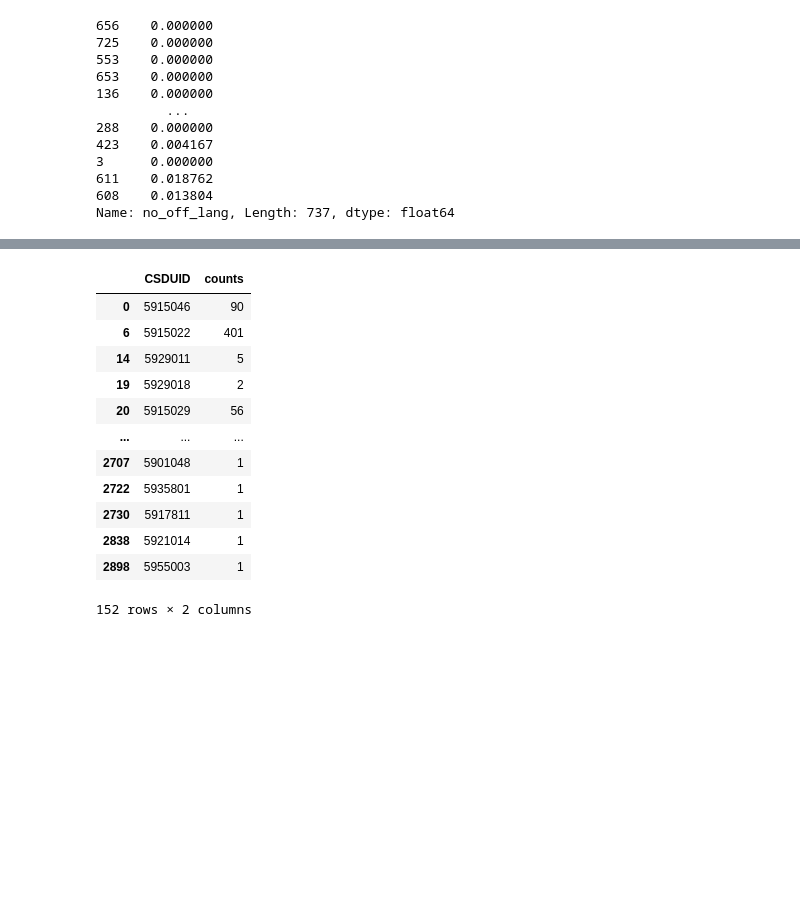
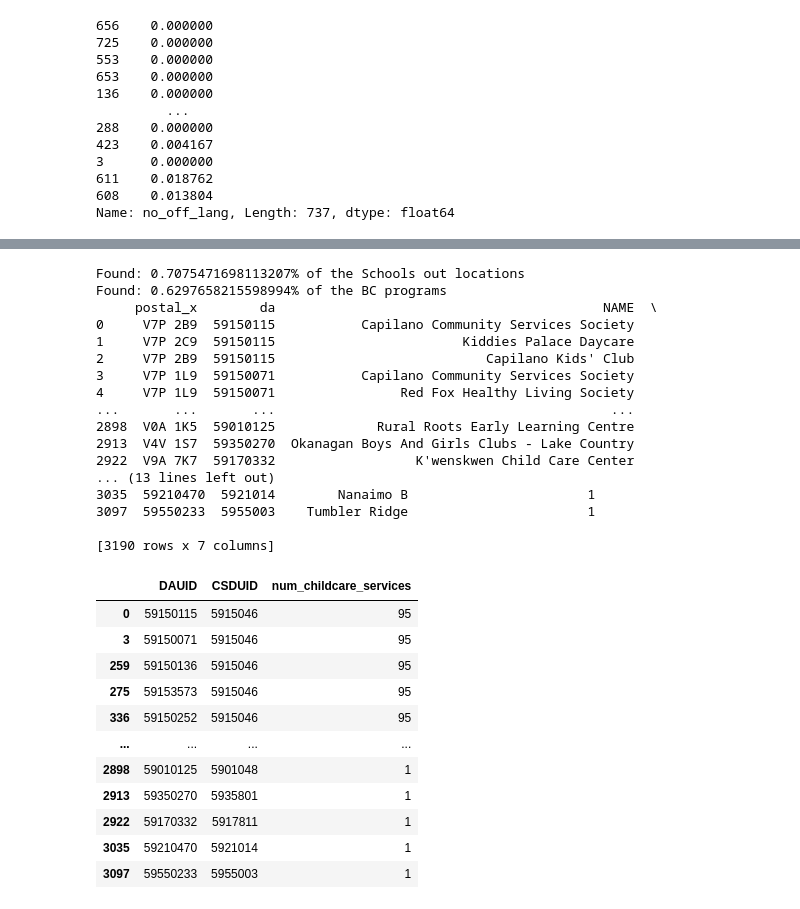
Before and after one commit to Tarunjeev/United-Way-Project, a Jupyter notebook: main-2.ipynb, the cells around one changed output, grey strips where cells are left out. Cells and saved outputs as stored; diff of their text form; code cells hidden in the pictures; blank space fills up the shorter version.

```diff
--- a/main-2.ipynb
+++ b/main-2.ipynb
@@ -395,9 +417,14 @@ Name: no_off_lang, Length: 737, dtype: float64
 def get_csd_da_conversion(shape_path):
     df_map= gpd.read_file('{}/lda_000a16a_e/lda_000a16a_e.shx'.format(shape_path))
     df_map_bc = df_map[df_map['PRNAME'] =='British Columbia / Colombie-Britannique'].reset_index(drop=True)
-    return_df = df_map_bc[['DAUID', 'CSDUID']]
+    return_df = df_map_bc[['DAUID', 'CSDUID', 'CSDNAME']]
     return return_df
 # %%
+# Input: file path to the postal code conversion file
+# Output: A dataframe with postal codes, dissemination areas, csds, and
+# information relating to the quality of the data
+
+
 def new_postal_da(pccf_path):
     postal_codes = []
     dissemination_areas = []
@@ -407,10 +434,18 @@ def new_postal_da(pccf_path):
     sli = []
     rpt = []
     dmt = []
+    lat = []
+    lon = []
+    bd = []
+    source = []
+    # Open the file
+    with open(pccf_path, encoding = "ISO-8859-1") as file:
+        # Iterate through the file line by line
+        for line in file:
+            # If province is BC
+            if(line[9:11] == '59'):
 
-    with open(pccf_path, encoding = "ISO-8859-1") as file:
-        for line in file:
-            if(line[9:11] == '59'):
+                # Save the information of the line
                 postal_codes.append(line[0:6])
                 dissemination_areas.append(line[125:133])
                 csds.append(line[15:22])
@@ -419,11 +454,19 @@ def new_postal_da(pccf_path):
                 sli.append(line[161:162])
                 rpt.append(line[136:137])
                 dmt.append(line[193:194])
+                lat.append(line[137: 148])
+                lon.append(line[148: 162])
+                bd.append(line[195:203])
+                source.append(line[215:216])
 
-    d = {'postal' : postal_codes, 'da' : dissemination_areas, 'csd' : csds, 'quality' : quality, 'retired' : retired, 'rpt' : rpt, 'dmt' : dmt}
+    # Create a dataframe from the saved information
+    d = {'postal' : postal_codes, 'da' : dissemination_areas, 'csd' : csds, 'quality' : quality,
+         'retired' : retired, 'rpt' : rpt, 'dmt' : dmt,'bd' : bd, 'source' : source}
     df1 = pd.DataFrame(data=d)
     df2 = df1.drop_duplicates()
+
+    # '19000001' refers to postal codes that are not expired
     df3 = df2[df2.retired == '19000001']
 
-
-    return df3[df3.quality == 'BAA']
+    # Return all the postal codes that have a quality higher than "No information"
+    return df3[df3.quality != 'NNN']
@@ -539,16 +613,33 @@ def agency_table(bc_ccare_path, so_locations_path, so_data_path, pccf_path, shap
 # %%
-agency_table(bc_ccare_path, so_locations_path, so_data_path, postal_da_path, shape_path)[['CSDUID', 'counts']].drop_duplicates()
+agency_table(bc_ccare_path, so_locations_path,
+             so_data_path, postal_da_path, shape_path)[['DAUID', 'CSDUID', 'num_childcare_services']]
 # %% [output]
+Found: 0.7075471698113207% of the Schools out locations
+Found: 0.6297658215598994% of the BC programs
+     postal_x        da                                          NAME  \
+0     V7P 2B9  59150115           Capilano Community Services Society
+1     V7P 2C9  59150115                        Kiddies Palace Daycare
+2     V7P 2B9  59150115                           Capilano Kids' Club
+3     V7P 1L9  59150071           Capilano Community Services Society
+4     V7P 1L9  59150071                Red Fox Healthy Living Society
+...       ...       ...                                           ...
+2898  V0A 1K5  59010125             Rural Roots Early Learning Centre
+2913  V4V 1S7  59350270  Okanagan Boys And Girls Clubs - Lake Country
+2922  V9A 7K7  59170332                  K'wenskwen Child Care Center
+... (13 lines left out)
+3035  59210470  5921014        Nanaimo B                       1
+3097  59550233  5955003    Tumbler Ridge                       1
+
+[3190 rows x 7 columns]
-|  | CSDUID | counts |
-| 0 | 5915046 | 90 |
-| 6 | 5915022 | 401 |
-| 14 | 5929011 | 5 |
-| 19 | 5929018 | 2 |
-| 20 | 5915029 | 56 |
-| ... | ... | ... |
-| 2707 | 5901048 | 1 |
-| 2722 | 5935801 | 1 |
-| 2730 | 5917811 | 1 |
-| 2838 | 5921014 | 1 |
-| 2898 | 5955003 | 1 |
+|  | DAUID | CSDUID | num_childcare_services |
+| 0 | 59150115 | 5915046 | 95 |
+| 3 | 59150071 | 5915046 | 95 |
+| 259 | 59150136 | 5915046 | 95 |
+| 275 | 59153573 | 5915046 | 95 |
+| 336 | 59150252 | 5915046 | 95 |
+| ... | ... | ... | ... |
+| 2898 | 59010125 | 5901048 | 1 |
+| 2913 | 59350270 | 5935801 | 1 |
+| 2922 | 59170332 | 5917811 | 1 |
+| 3035 | 59210470 | 5921014 | 1 |
+| 3097 | 59550233 | 5955003 | 1 |
-152 rows × 2 columns
```
Also changed, not shown: parts of 22 cells of this notebook.
